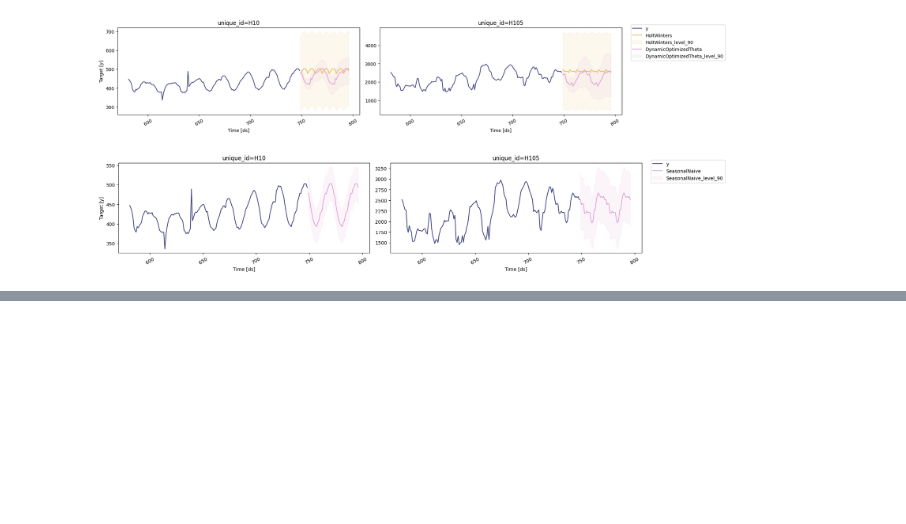
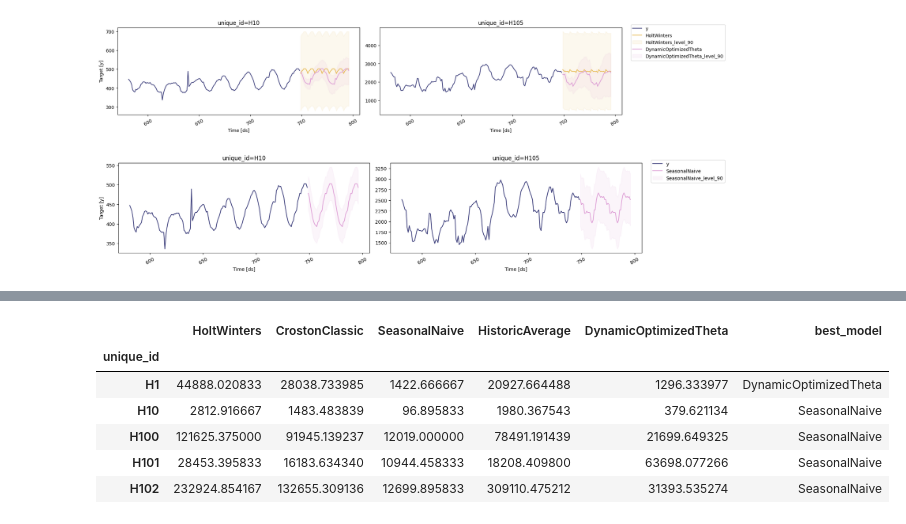
Before and after one commit to DavidGuzzi/TSA, a Jupyter notebook: Nixtla/SF.ipynb, the cells around one changed output, grey strips where cells are left out. Saved outputs shown, nothing was run; the diff lists cells and outputs as text; code cells hidden in the pictures; blank space fills up the shorter version.

```diff
--- a/Nixtla/SF.ipynb
+++ b/Nixtla/SF.ipynb
@@ -157,0 +175,26 @@ sf.plot(Y_df, forecasts_df, models=["SeasonalNaive"], unique_ids=["H10", "H105"]
+# %%
+from utilsforecast.losses import mse
+from utilsforecast.evaluation import evaluate
+
+def evaluate_cross_validation(df, metric):
+    models = df.drop(columns=['unique_id', 'ds', 'cutoff', 'y']).columns.tolist()
+    evals = []
+    # Calculate loss for every unique_id and cutoff.
+    for cutoff in df['cutoff'].unique():
+        eval_ = evaluate(df[df['cutoff'] == cutoff], metrics=[metric], models=models)
+        evals.append(eval_)
+    evals = pd.concat(evals)
+    evals = evals.groupby('unique_id').mean(numeric_only=True) # Averages the error metrics for all cutoffs for every combination of model and unique_id
+    evals['best_model'] = evals.idxmin(axis=1)
+    return evals
+
+evaluation_df = evaluate_cross_validation(crossvaldation_df.reset_index(), mse)
+evaluation_df.head()
+# %% [output]
+|  | HoltWinters | CrostonClassic | SeasonalNaive | HistoricAverage | DynamicOptimizedTheta | best_model |
+| unique_id |  |  |  |  |  |  |
+| H1 | 44888.020833 | 28038.733985 | 1422.666667 | 20927.664488 | 1296.333977 | DynamicOptimizedTheta |
+| H10 | 2812.916667 | 1483.483839 | 96.895833 | 1980.367543 | 379.621134 | SeasonalNaive |
+| H100 | 121625.375000 | 91945.139237 | 12019.000000 | 78491.191439 | 21699.649325 | SeasonalNaive |
+| H101 | 28453.395833 | 16183.634340 | 10944.458333 | 18208.409800 | 63698.077266 | SeasonalNaive |
+| H102 | 232924.854167 | 132655.309136 | 12699.895833 | 309110.475212 | 31393.535274 | SeasonalNaive |
```
Also changed, not shown: parts of 5 cells of this notebook.
